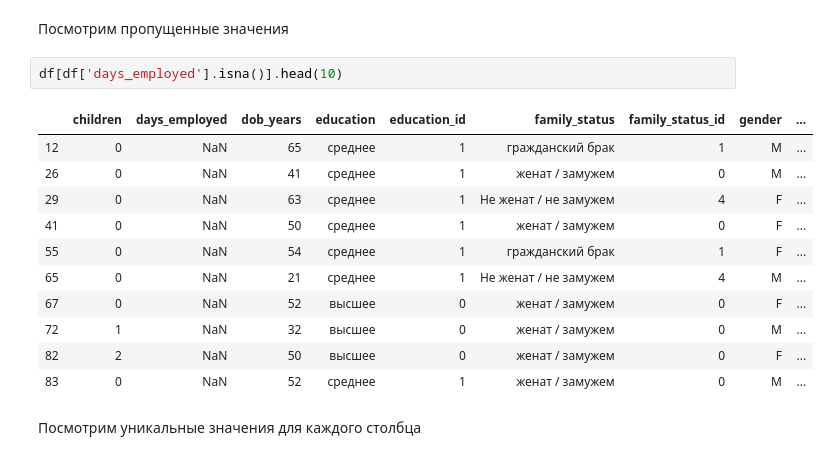
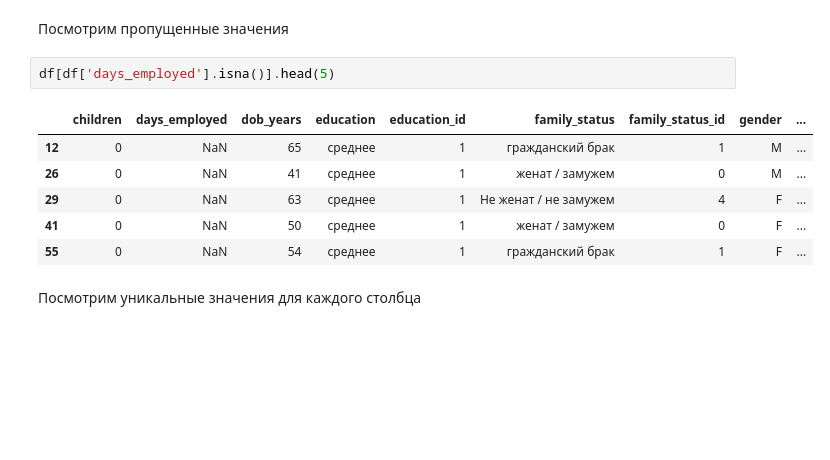
Before and after one commit to DKlimovskiy/Yandex.Practicum, a Jupyter notebook: Проект 1 Исследование надежности заемщиков/Проект 1 Исследование надежности заемщиков (2).ipynb, the cells around one changed output. Cells and saved outputs as stored; diff of their text form; blank space fills up the shorter version.

```diff
--- a/Проект 1 Исследование надежности заемщиков/Проект 1 Исследование надежности заемщиков.ipynb
+++ b/Проект 1 Исследование надежности заемщиков/Проект 1 Исследование надежности заемщиков (2).ipynb
@@ -135,19 +55,14 @@ memory usage: 2.0+ MB
 # %% [markdown]
 Посмотрим пропущенные значения
 # %%
-df[df['days_employed'].isna()].head(10)
+df[df['days_employed'].isna()].head(5)
 # %% [output]
 |  | children | days_employed | dob_years | education | education_id | family_status | family_status_id | gender | ... |
 | 12 | 0 | NaN | 65 | среднее | 1 | гражданский брак | 1 | M | ... |
 | 26 | 0 | NaN | 41 | среднее | 1 | женат / замужем | 0 | M | ... |
 | 29 | 0 | NaN | 63 | среднее | 1 | Не женат / не замужем | 4 | F | ... |
 | 41 | 0 | NaN | 50 | среднее | 1 | женат / замужем | 0 | F | ... |
 | 55 | 0 | NaN | 54 | среднее | 1 | гражданский брак | 1 | F | ... |
-| 65 | 0 | NaN | 21 | среднее | 1 | Не женат / не замужем | 4 | M | ... |
-| 67 | 0 | NaN | 52 | высшее | 0 | женат / замужем | 0 | F | ... |
-| 72 | 1 | NaN | 32 | высшее | 0 | женат / замужем | 0 | M | ... |
-| 82 | 2 | NaN | 50 | высшее | 0 | женат / замужем | 0 | F | ... |
-| 83 | 0 | NaN | 52 | среднее | 1 | женат / замужем | 0 | M | ... |
 # %% [markdown]
 Посмотрим уникальные значения для каждого столбца
 # %%
```
Also changed, not shown: parts of 53 cells of this notebook.
